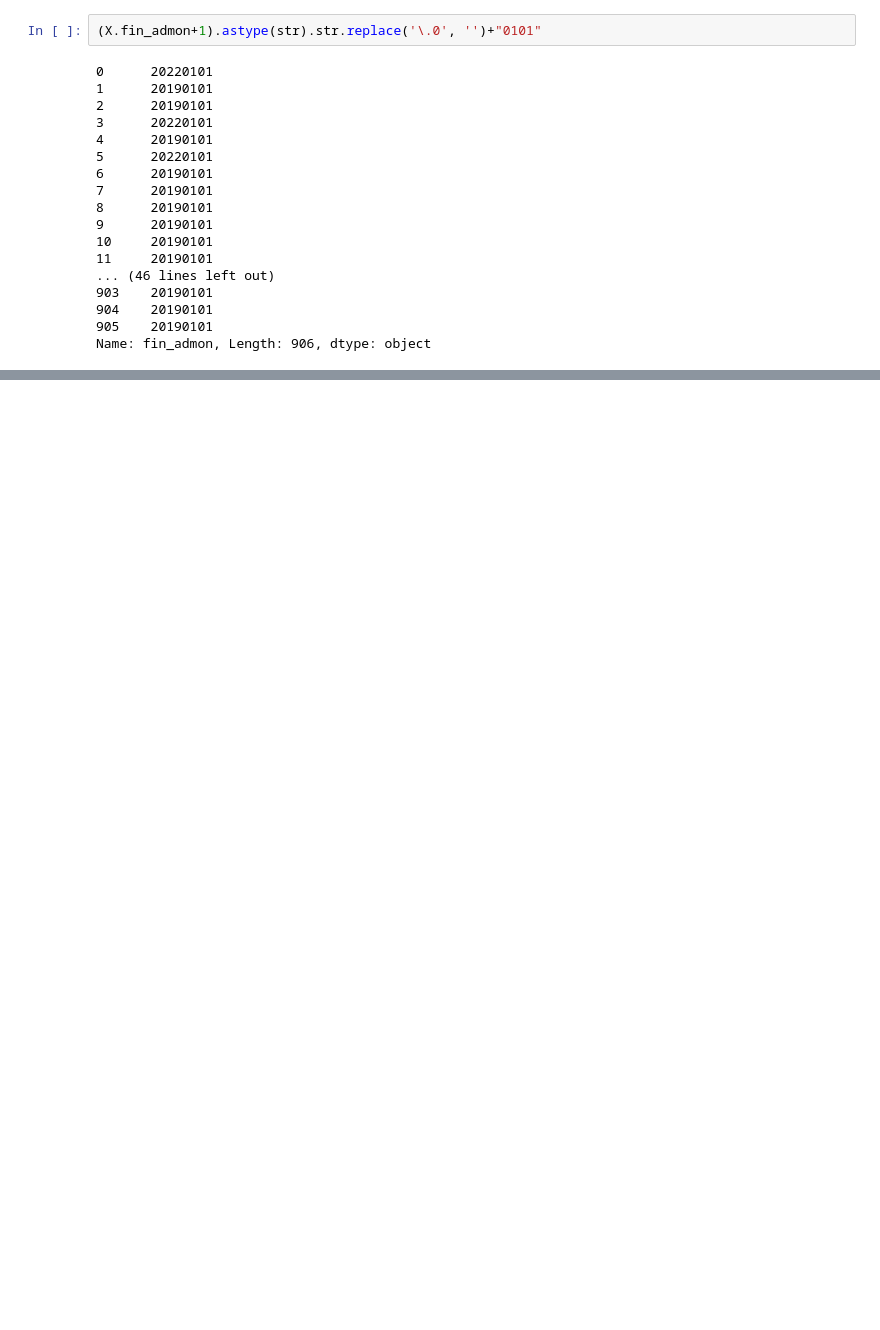
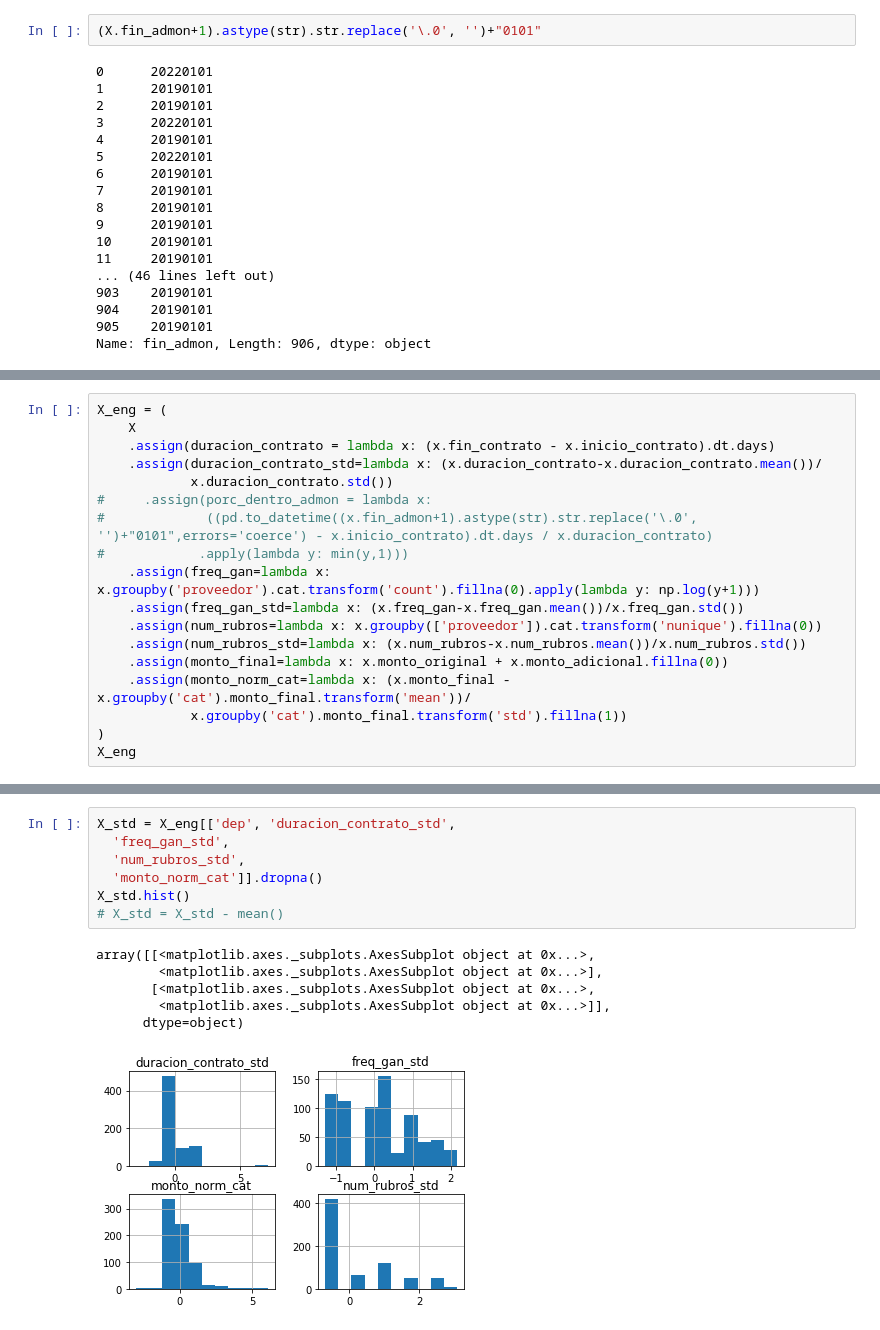
Before and after one commit to xuxoramos/deteccioncohechojuarez, a Jupyter notebook: Anomalies.ipynb, the cells around one changed output, grey strips where cells are left out. Cells and saved outputs as stored; diff of their text form; blank space fills up the shorter version.

```diff
--- a/Anomalies.ipynb
+++ b/Anomalies.ipynb
@@ -164,0 +118,18 @@ lic.sample(2).T
+# %%
+X_eng = (
+    X
+    .assign(duracion_contrato = lambda x: (x.fin_contrato - x.inicio_contrato).dt.days)
+    .assign(duracion_contrato_std=lambda x: (x.duracion_contrato-x.duracion_contrato.mean())/
+            x.duracion_contrato.std())
+#     .assign(porc_dentro_admon = lambda x:
+#             ((pd.to_datetime((x.fin_admon+1).astype(str).str.replace('\.0', '')+"0101",errors='coerce') - x.inicio_contrato).dt.days / x.duracion_contrato)
+#            .apply(lambda y: min(y,1)))
+    .assign(freq_gan=lambda x: x.groupby('proveedor').cat.transform('count').fillna(0).apply(lambda y: np.log(y+1)))
+    .assign(freq_gan_std=lambda x: (x.freq_gan-x.freq_gan.mean())/x.freq_gan.std())
+    .assign(num_rubros=lambda x: x.groupby(['proveedor']).cat.transform('nunique').fillna(0))
+    .assign(num_rubros_std=lambda x: (x.num_rubros-x.num_rubros.mean())/x.num_rubros.std())
+    .assign(monto_final=lambda x: x.monto_original + x.monto_adicional.fillna(0))
+    .assign(monto_norm_cat=lambda x: (x.monto_final - x.groupby('cat').monto_final.transform('mean'))/
+            x.groupby('cat').monto_final.transform('std').fillna(1))
+)
+X_eng
@@ -164,0 +155,14 @@ lic.sample(2).T
+# %%
+X_std = X_eng[['dep', 'duracion_contrato_std',
+  'freq_gan_std',
+  'num_rubros_std',
+  'monto_norm_cat']].dropna()
+X_std.hist()
+# X_std = X_std - mean()
+# %% [output]
+array([[<matplotlib.axes._subplots.AxesSubplot object at 0x...>,
+        <matplotlib.axes._subplots.AxesSubplot object at 0x...>],
+       [<matplotlib.axes._subplots.AxesSubplot object at 0x...>,
+        <matplotlib.axes._subplots.AxesSubplot object at 0x...>]],
+      dtype=object)
+[figure, added]
```
Also changed, not shown: parts of 8 cells of this notebook.
